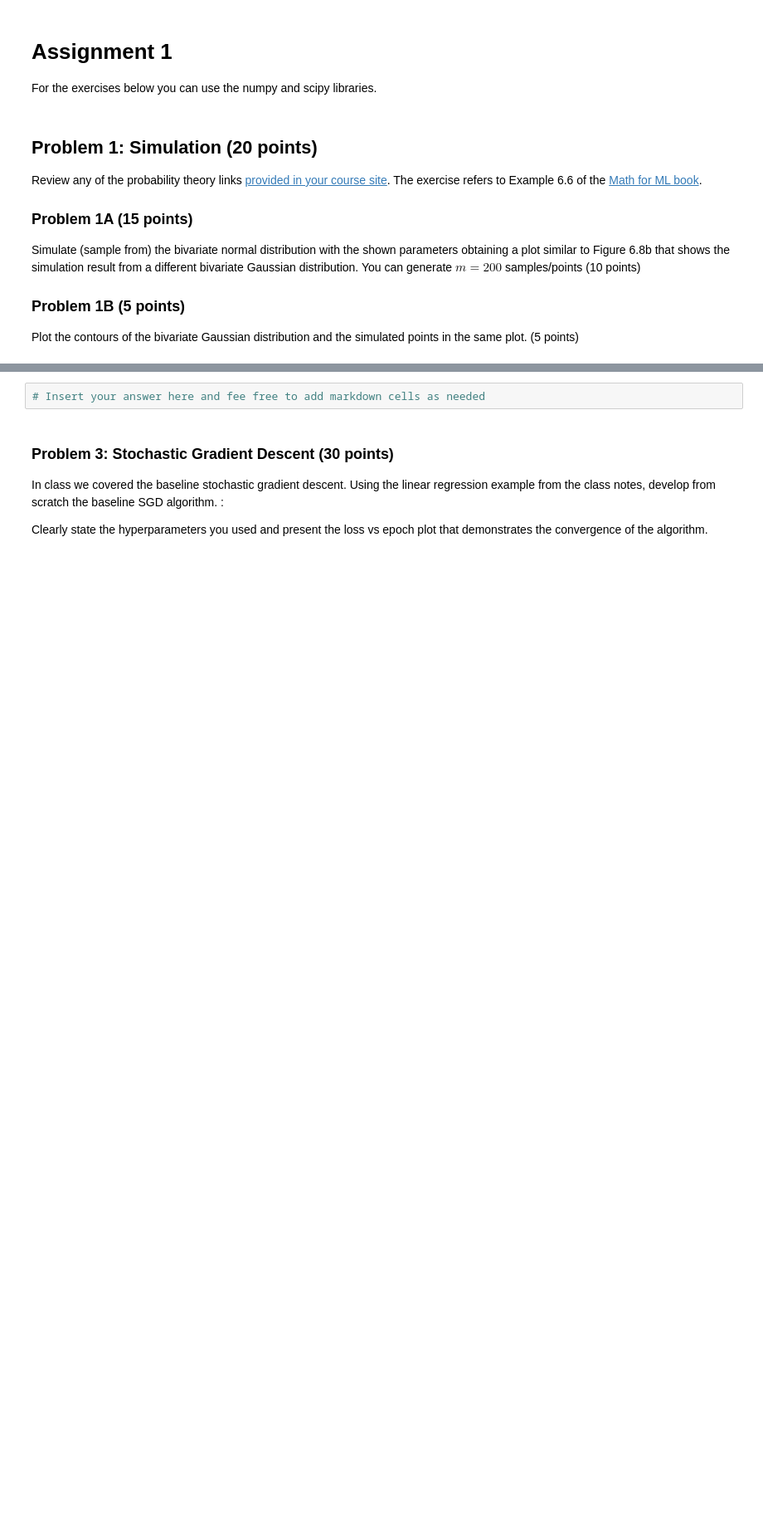
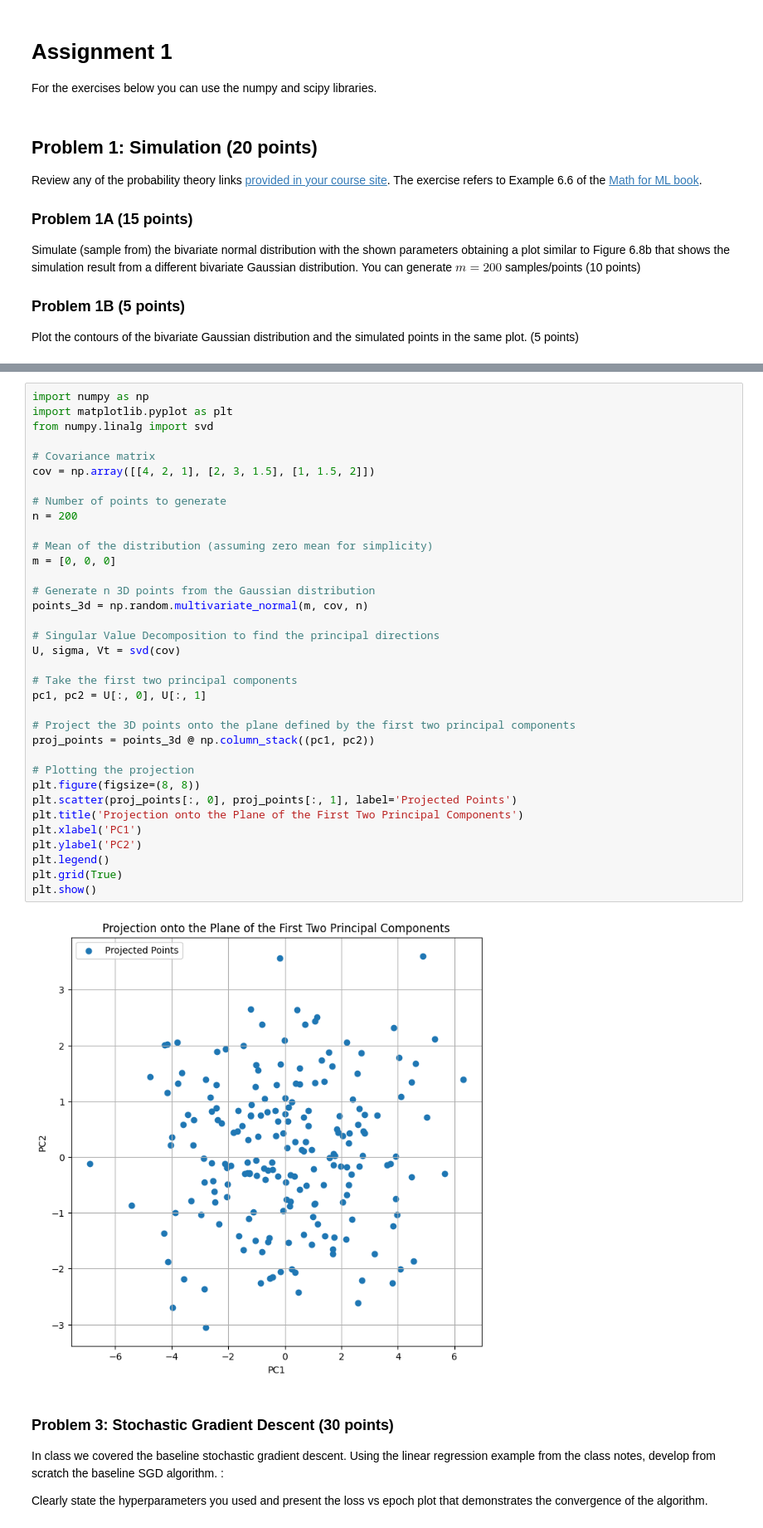
Before and after one commit to jeetpatel31/cs370-assignments, a Jupyter notebook: assignment 1 part 1/index.ipynb, the cells around one changed output, grey strips where cells are left out. Shown at 83% size. Drawn from its saved outputs; the diff is of its cells as text; blank space fills up the shorter version.

```diff
--- a/assignment 1 part 1/index.ipynb
+++ b/assignment 1 part 1/index.ipynb
@@ -84,8 +88,43 @@ What determines the positive or negative correlations between the components ?
 ### Problem 2C (10 points)
 
 Plot the projected vectors and show whether or not the projection agrees with the positive or negative correlations of the original matrix.
-# %%
-# Insert your answer here and fee free to add markdown cells as needed
+# %%
+import numpy as np
+import matplotlib.pyplot as plt
+from numpy.linalg import svd
+
+# Covariance matrix
+cov = np.array([[4, 2, 1], [2, 3, 1.5], [1, 1.5, 2]])
+
+# Number of points to generate
+n = 200
+
+# Mean of the distribution (assuming zero mean for simplicity)
+m = [0, 0, 0]
+
+# Generate n 3D points from the Gaussian distribution
+points_3d = np.random.multivariate_normal(m, cov, n)
+
+# Singular Value Decomposition to find the principal directions
+U, sigma, Vt = svd(cov)
+
+# Take the first two principal components
+pc1, pc2 = U[:, 0], U[:, 1]
+
+# Project the 3D points onto the plane defined by the first two principal components
+proj_points = points_3d @ np.column_stack((pc1, pc2))
+
+# Plotting the projection
+plt.figure(figsize=(8, 8))
+plt.scatter(proj_points[:, 0], proj_points[:, 1], label='Projected Points')
+plt.title('Projection onto the Plane of the First Two Principal Components')
+plt.xlabel('PC1')
+plt.ylabel('PC2')
+plt.legend()
+plt.grid(True)
+plt.show()
+# %% [output]
+[figure, added]
 # %% [markdown]
 ### Problem 3: Stochastic Gradient Descent (30 points)
 
```
Also changed, not shown: parts of 2 cells of this notebook.
